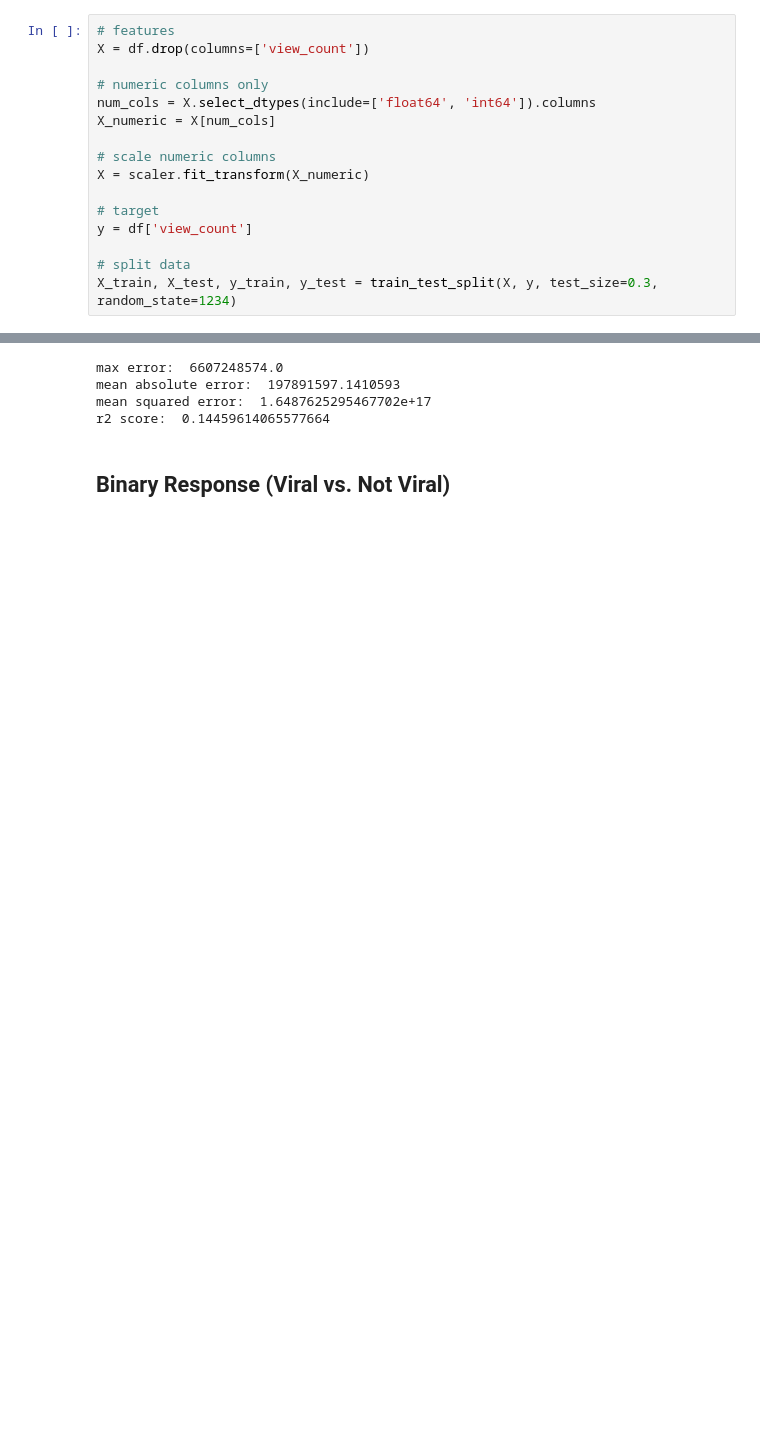
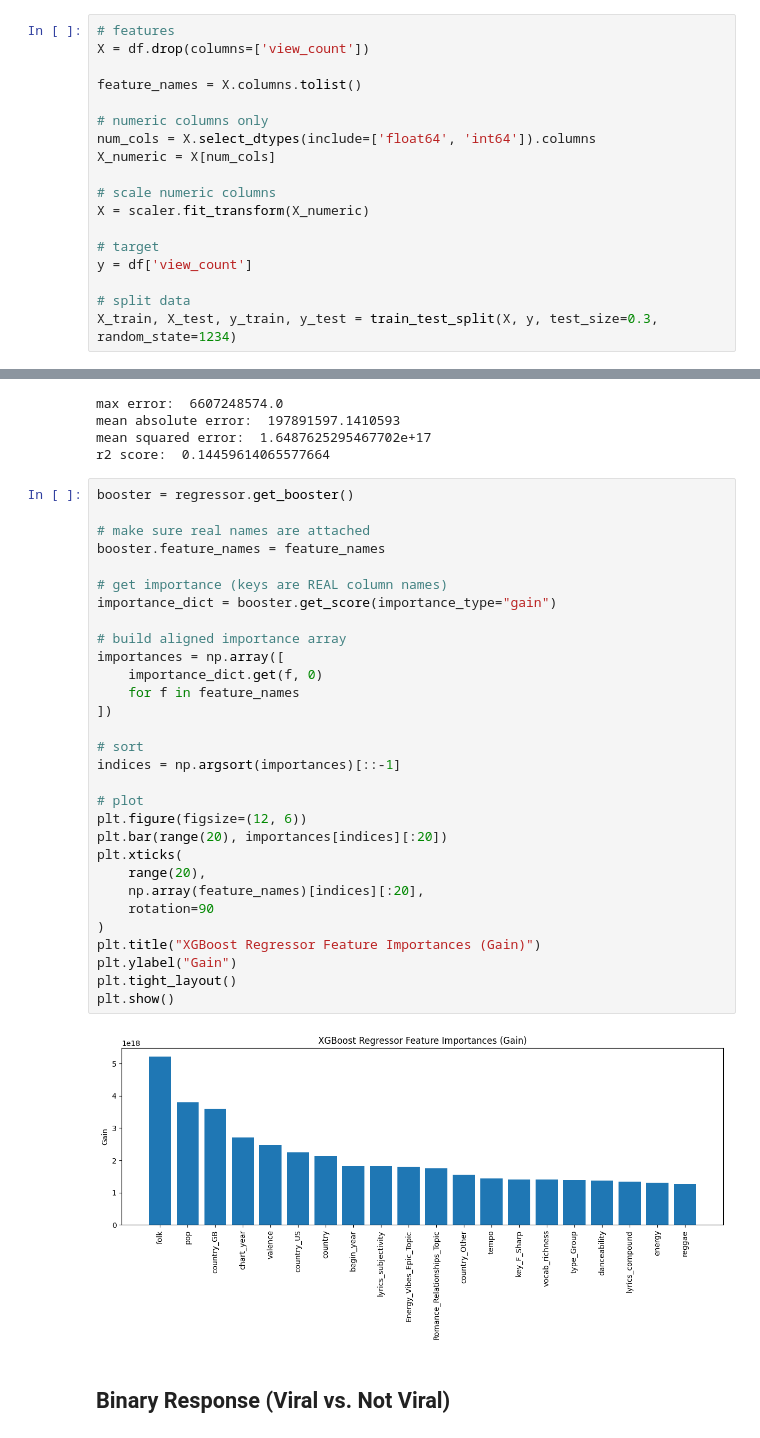
Before and after one commit to cradduhj/ISA_514_Final_Project, a Jupyter notebook: XGBoost_modeling.ipynb, the cells around one changed output, grey strips where cells are left out. Drawn from its saved outputs; the diff is of its cells as text; blank space fills up the shorter version.

```diff
--- a/XGBoost_modeling.ipynb
+++ b/XGBoost_modeling.ipynb
@@ -70,6 +71,8 @@ Index(['acousticness', 'danceability', 'energy', 'instrumentalness',
 # %%
 # features
 X = df.drop(columns=['view_count'])
+
+feature_names = X.columns.tolist()
 
 # numeric columns only
 num_cols = X.select_dtypes(include=['float64', 'int64']).columns
@@ -142,6 +145,38 @@ max error:  6607248574.0
 mean absolute error:  197891597.1410593
 mean squared error:  1.6487625295467702e+17
 r2 score:  0.14459614065577664
+# %%
+booster = regressor.get_booster()
+
+# make sure real names are attached
+booster.feature_names = feature_names
+
+# get importance (keys are REAL column names)
+importance_dict = booster.get_score(importance_type="gain")
+
+# build aligned importance array
+importances = np.array([
+    importance_dict.get(f, 0)
+    for f in feature_names
+])
+
+# sort
+indices = np.argsort(importances)[::-1]
+
+# plot
+plt.figure(figsize=(12, 6))
+plt.bar(range(20), importances[indices][:20])
+plt.xticks(
+    range(20),
+    np.array(feature_names)[indices][:20],
+    rotation=90
+)
+plt.title("XGBoost Regressor Feature Importances (Gain)")
+plt.ylabel("Gain")
+plt.tight_layout()
+plt.show()
+# %% [output]
+[figure, added]
 # %% [markdown]
 ## Binary Response (Viral vs. Not Viral)
 # %%
```
Also changed, not shown: parts of 6 cells of this notebook, 6 other files.
